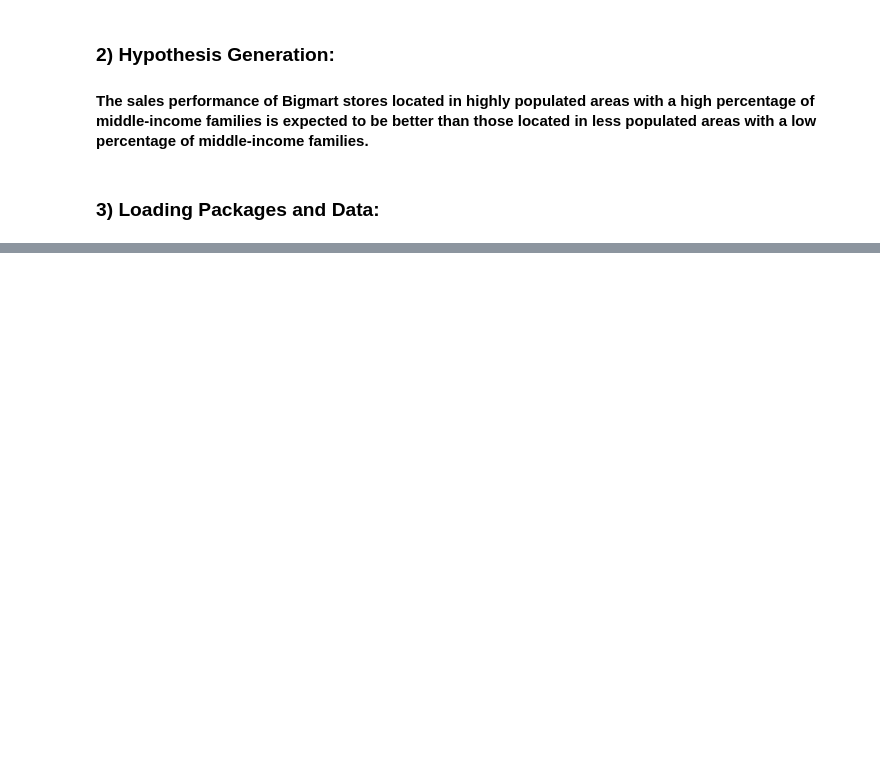
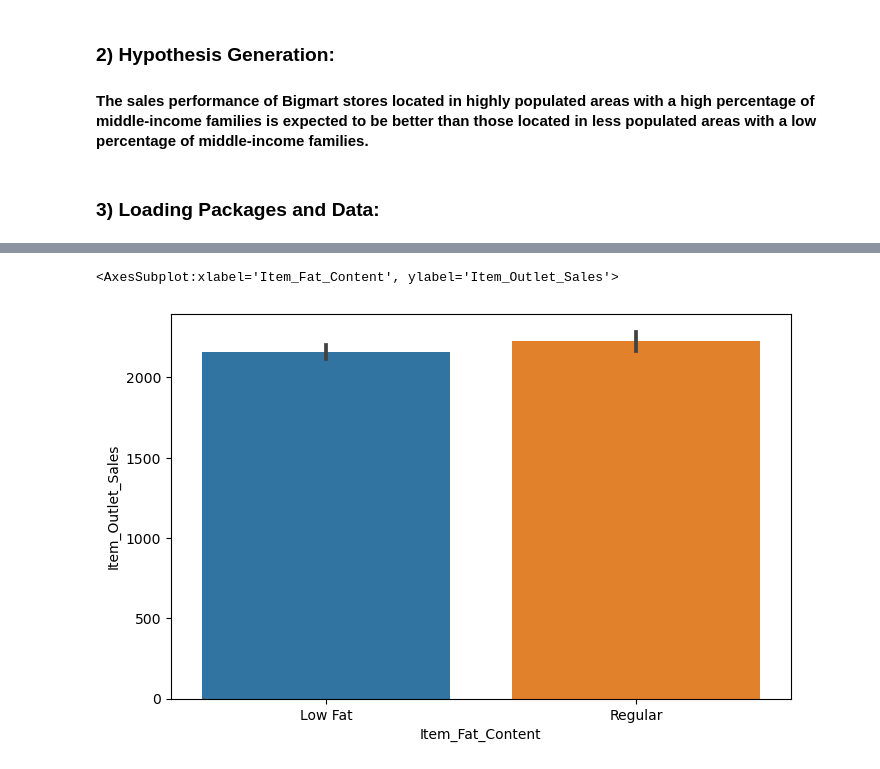
Before and after one commit to Swapnil-M3/BigMart-Sales-Analysis-and-Prediction, a Jupyter notebook: BigMart.ipynb, the cells around one changed output, grey strips where cells are left out. Drawn from its saved outputs; the diff is of its cells as text; code cells hidden in the pictures; blank space fills up the shorter version.

```diff
--- a/BigMart.ipynb
+++ b/BigMart.ipynb
@@ -789,0 +291,6 @@ from sklearn.metrics import accuracy_score
+# %%
+plt.figure(figsize=(8,5))
+sns.barplot(data=train, x='Item_Fat_Content', y='Item_Outlet_Sales')
+# %% [output]
+<AxesSubplot:xlabel='Item_Fat_Content', ylabel='Item_Outlet_Sales'>
+[figure, added]
```
Also changed, not shown: parts of 219 cells of this notebook.
